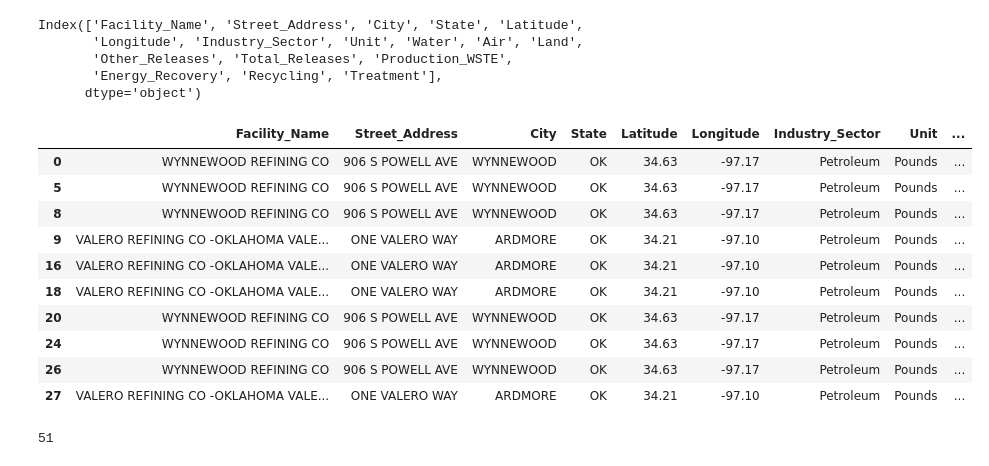
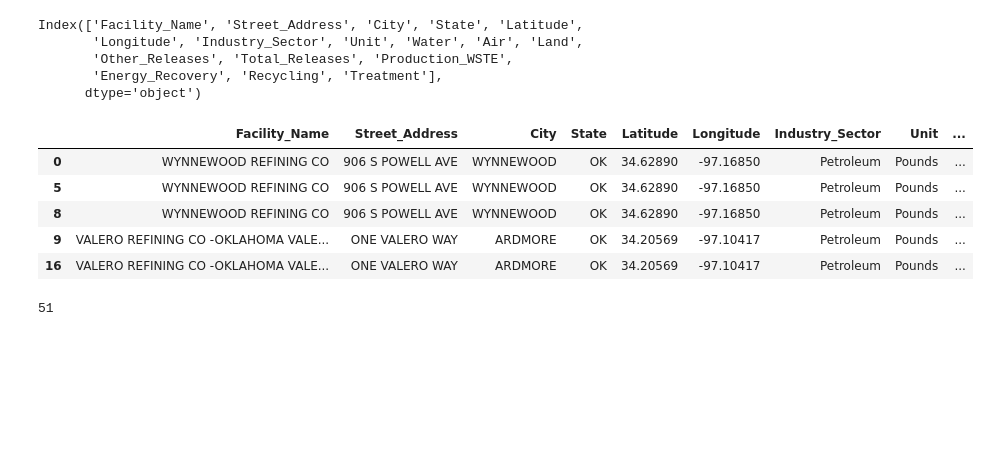
Before and after one commit to cmenegoli/Group-Project-3, a Jupyter notebook: waste_management.ipynb, the cells around one changed output. Drawn from its saved outputs; the diff is of its cells as text; code cells hidden in the pictures; blank space fills up the shorter version.

```diff
--- a/waste_management.ipynb
+++ b/waste_management.ipynb
@@ -96,20 +96,15 @@ Index(['Facility_Name', 'Street_Address', 'City', 'State', 'Latitude',
 # %%
 management_df=select_col1[['Facility_Name', 'Street_Address', 'City', 'State', 'Latitude',
        'Longitude', 'Industry_Sector', 'Unit', 'Water', 'Air', 'Land',
        'Other_Releases', 'Total_Releases','Energy_Recovery', 'Recycling', 'Treatment','Production_WSTE']]
-management_df.head(10)
+management_df.head()
 # %% [output]
 |  | Facility_Name | Street_Address | City | State | Latitude | Longitude | Industry_Sector | Unit | ... |
-| 0 | WYNNEWOOD REFINING CO | 906 S POWELL AVE | WYNNEWOOD | OK | 34.63 | -97.17 | Petroleum | Pounds | ... |
-| 5 | WYNNEWOOD REFINING CO | 906 S POWELL AVE | WYNNEWOOD | OK | 34.63 | -97.17 | Petroleum | Pounds | ... |
-| 8 | WYNNEWOOD REFINING CO | 906 S POWELL AVE | WYNNEWOOD | OK | 34.63 | -97.17 | Petroleum | Pounds | ... |
-| 9 | VALERO REFINING CO -OKLAHOMA VALE... | ONE VALERO WAY | ARDMORE | OK | 34.21 | -97.10 | Petroleum | Pounds | ... |
-| 16 | VALERO REFINING CO -OKLAHOMA VALE... | ONE VALERO WAY | ARDMORE | OK | 34.21 | -97.10 | Petroleum | Pounds | ... |
-| 18 | VALERO REFINING CO -OKLAHOMA VALE... | ONE VALERO WAY | ARDMORE | OK | 34.21 | -97.10 | Petroleum | Pounds | ... |
-| 20 | WYNNEWOOD REFINING CO | 906 S POWELL AVE | WYNNEWOOD | OK | 34.63 | -97.17 | Petroleum | Pounds | ... |
-| 24 | WYNNEWOOD REFINING CO | 906 S POWELL AVE | WYNNEWOOD | OK | 34.63 | -97.17 | Petroleum | Pounds | ... |
-| 26 | WYNNEWOOD REFINING CO | 906 S POWELL AVE | WYNNEWOOD | OK | 34.63 | -97.17 | Petroleum | Pounds | ... |
-| 27 | VALERO REFINING CO -OKLAHOMA VALE... | ONE VALERO WAY | ARDMORE | OK | 34.21 | -97.10 | Petroleum | Pounds | ... |
+| 0 | WYNNEWOOD REFINING CO | 906 S POWELL AVE | WYNNEWOOD | OK | 34.62890 | -97.16850 | Petroleum | Pounds | ... |
+| 5 | WYNNEWOOD REFINING CO | 906 S POWELL AVE | WYNNEWOOD | OK | 34.62890 | -97.16850 | Petroleum | Pounds | ... |
+| 8 | WYNNEWOOD REFINING CO | 906 S POWELL AVE | WYNNEWOOD | OK | 34.62890 | -97.16850 | Petroleum | Pounds | ... |
+| 9 | VALERO REFINING CO -OKLAHOMA VALE... | ONE VALERO WAY | ARDMORE | OK | 34.20569 | -97.10417 | Petroleum | Pounds | ... |
+| 16 | VALERO REFINING CO -OKLAHOMA VALE... | ONE VALERO WAY | ARDMORE | OK | 34.20569 | -97.10417 | Petroleum | Pounds | ... |
 # %%
 ##Note: All of the Recycling , Energy Recovery, Treatment and Total Releases are Production Waste .
 # Before we just anlysis the total releases part which occupied only 6%.
```
Also changed, not shown: parts of 6 cells of this notebook, 2 other files.
